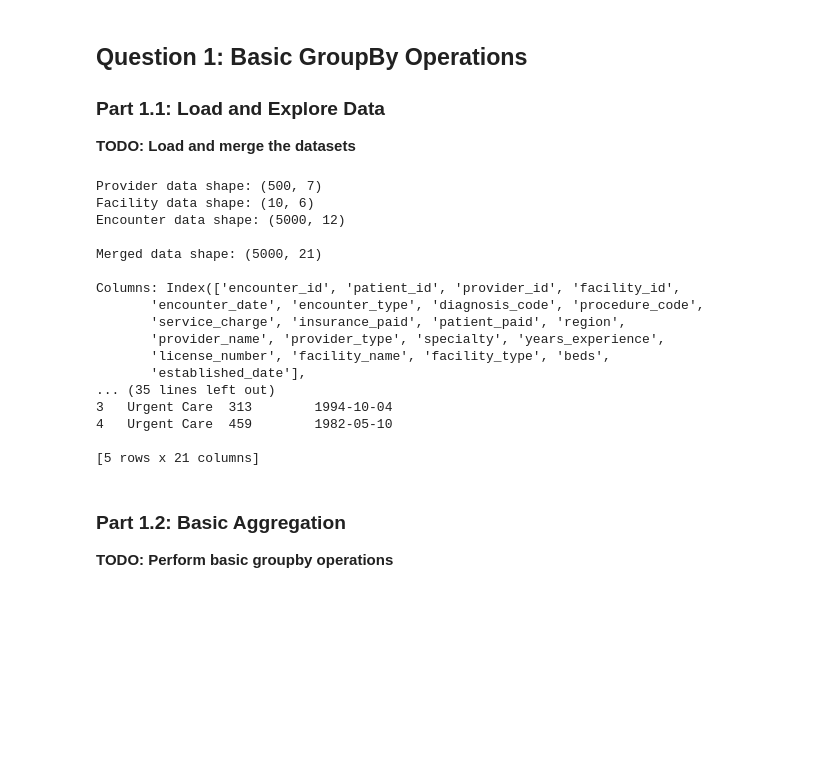
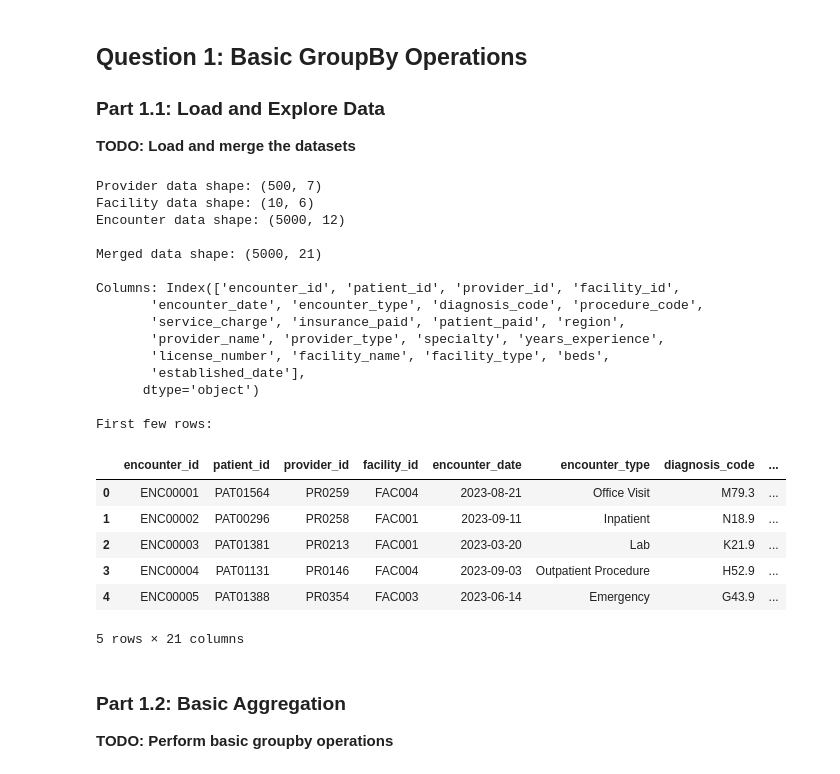
Before and after one commit to UCSF-DataSci/ds217-08-group-filter-and-flow-bobho1999, a Jupyter notebook: assignment.ipynb, the cells around one changed output. Drawn from its saved outputs; the diff is of its cells as text; code cells hidden in the pictures; blank space fills up the shorter version.

```diff
--- a/assignment.ipynb
+++ b/assignment.ipynb
@@ -36,38 +36,43 @@ print("Encounter data shape:", encounter_df.shape)
 
 # TODO: Merge the dataframes for analysis
 # Hint: Start by merging encounter_df with provider_df on 'provider_id'
 #       Then merge the result with facility_df on 'facility_id'
 # Note: Both encounter_df and provider_df have 'facility_id', and both encounter_df and facility_df have 'region'
 #       After merging, you may need to handle duplicate column names (pandas will add suffixes like _x and _y)
 #       You can drop one of the duplicate columns and rename if needed
 merged_df = encounter_df.merge(provider_df, on='provider_id')
 merged_df = merged_df.drop(columns=['facility_id_y']).rename(columns={'facility_id_x': 'facility_id'})
 merged_df = merged_df.merge(facility_df, on='facility_id')
 merged_df = merged_df.drop(columns=['region_y']).rename(columns={'region_x': 'region'})
 
 # TODO: Print the merged dataframe shape, columns, and first few rows
 print("\nMerged data shape:", merged_df.shape)
 print("\nColumns:", merged_df.columns)
 print("\nFirst few rows:")
-print(merged_df.head())
+display(merged_df.head())
 # %% [output]
 Provider data shape: (500, 7)
 Facility data shape: (10, 6)
 Encounter data shape: (5000, 12)
 
 Merged data shape: (5000, 21)
 
 Columns: Index(['encounter_id', 'patient_id', 'provider_id', 'facility_id',
        'encounter_date', 'encounter_type', 'diagnosis_code', 'procedure_code',
        'service_charge', 'insurance_paid', 'patient_paid', 'region',
        'provider_name', 'provider_type', 'specialty', 'years_experience',
        'license_number', 'facility_name', 'facility_type', 'beds',
        'established_date'],
-... (35 lines left out)
-3   Urgent Care  313        1994-10-04
-4   Urgent Care  459        1982-05-10
+      dtype='object')
 
-[5 rows x 21 columns]
+First few rows:
+|  | encounter_id | patient_id | provider_id | facility_id | encounter_date | encounter_type | diagnosis_code | ... |
+| 0 | ENC00001 | PAT01564 | PR0259 | FAC004 | 2023-08-21 | Office Visit | M79.3 | ... |
+| 1 | ENC00002 | PAT00296 | PR0258 | FAC001 | 2023-09-11 | Inpatient | N18.9 | ... |
+| 2 | ENC00003 | PAT01381 | PR0213 | FAC001 | 2023-03-20 | Lab | K21.9 | ... |
+| 3 | ENC00004 | PAT01131 | PR0146 | FAC004 | 2023-09-03 | Outpatient Procedure | H52.9 | ... |
+| 4 | ENC00005 | PAT01388 | PR0354 | FAC003 | 2023-06-14 | Emergency | G43.9 | ... |
+5 rows × 21 columns
 # %% [markdown]
 ### Part 1.2: Basic Aggregation
 
```
Also changed, not shown: parts of 8 cells of this notebook, 2 other files.
